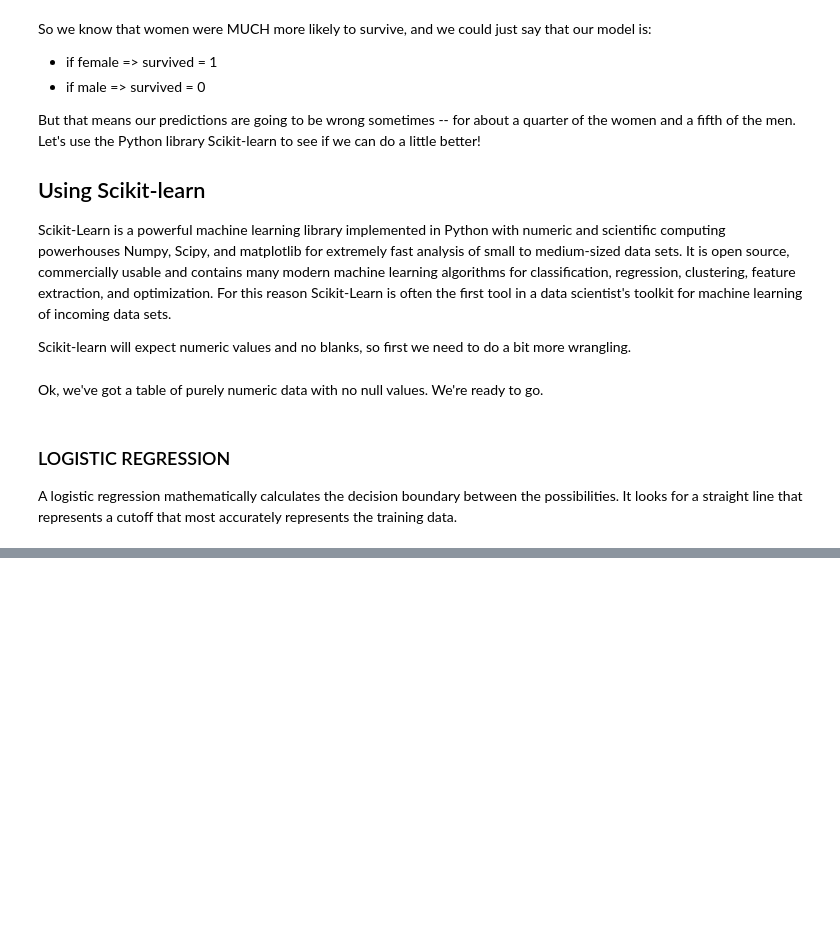
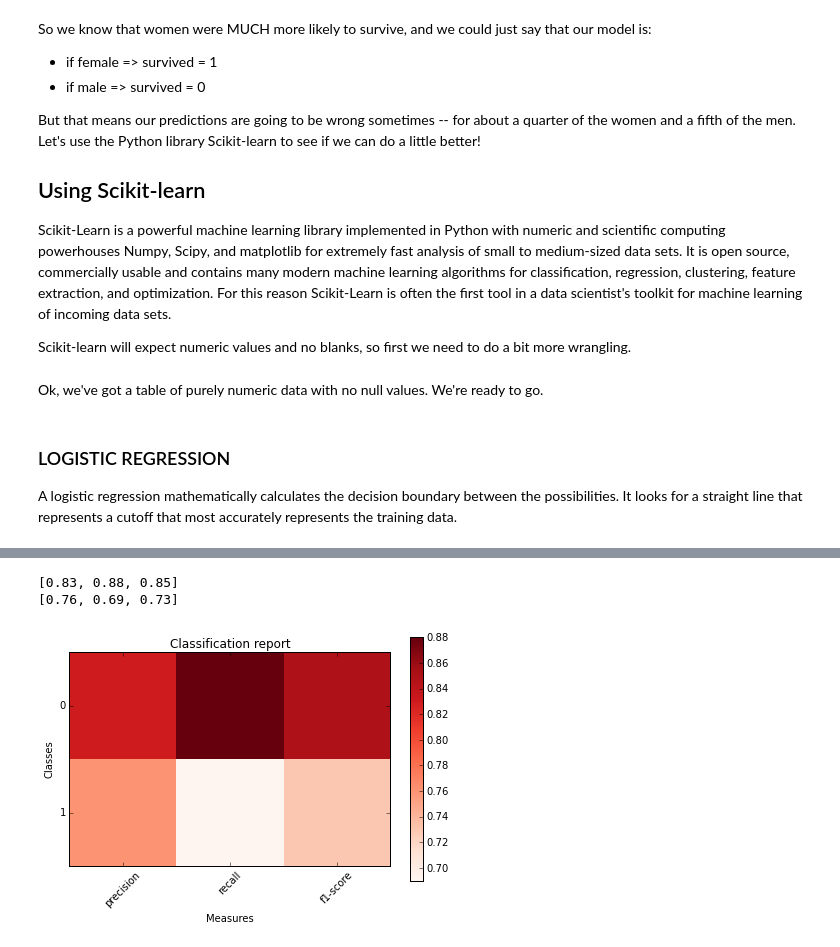
Before and after one commit to rebeccabilbro/titanic, a Jupyter notebook: titanicML.ipynb, the cells around one changed output, grey strips where cells are left out. Cells and saved outputs as stored; diff of their text form; code cells hidden in the pictures; blank space fills up the shorter version.

```diff
--- a/titanicML.ipynb
+++ b/titanicML.ipynb
@@ -237 +308,7 @@ for threshold in thresholds:
+# %%
+plot_classification_report(SVC_report)
+# %% [output]
+[0.83, 0.88, 0.85]
+[0.76, 0.69, 0.73]
+[figure, added]
 # %%
```
Also changed, not shown: parts of 31 cells of this notebook.
